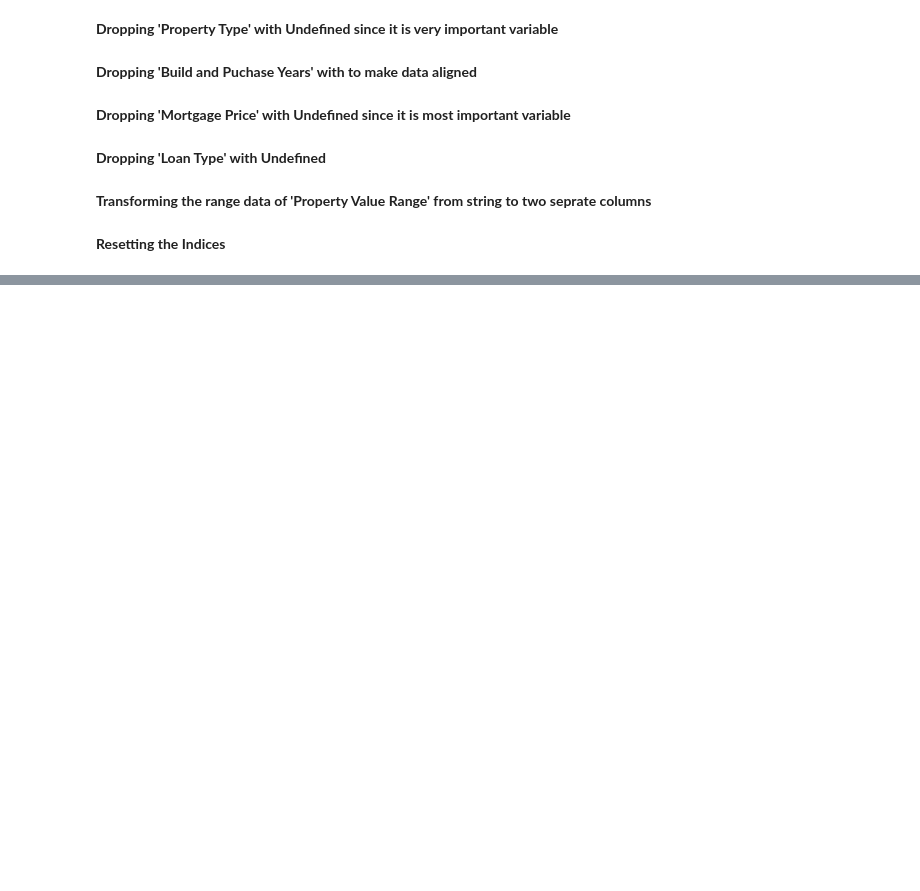
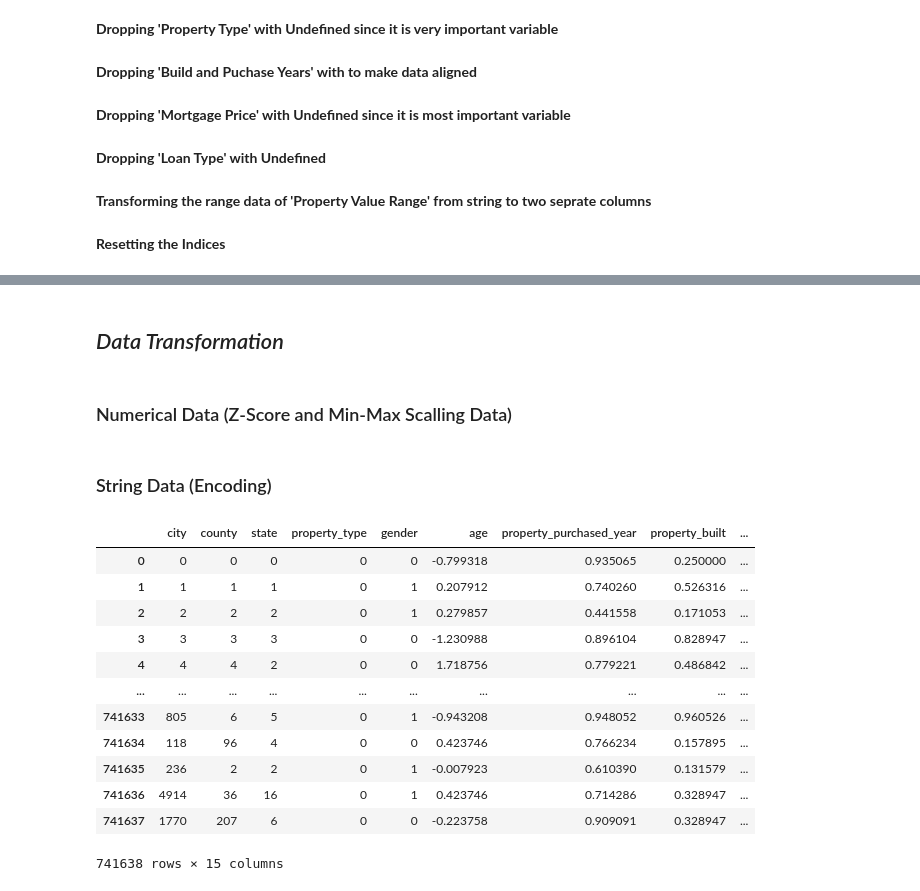
Before and after one commit to ahmedembeddedx/Housing_Data_Predictive_Model, a Jupyter notebook: Notebook.ipynb, the cells around one changed output, grey strips where cells are left out. Saved outputs shown, nothing was run; the diff lists cells and outputs as text; code cells hidden in the pictures; blank space fills up the shorter version.

```diff
--- a/Notebook.ipynb
+++ b/Notebook.ipynb
@@ -241,0 +278,37 @@ plt.show()
+# %% [markdown]
+## *Data Transformation*
+# %% [markdown]
+### Numerical Data (Z-Score and Min-Max Scalling Data)
+# %%
+data['age'] = (data['age'] - data['age'].mean()) / data['age'].std()
+data['loan_to_value'] = (data['loan_to_value'] - data['loan_to_value'].mean()) / data['loan_to_value'].std()
+# %%
+feature = ['property_purchased_year', 'property_built', 'mortgage_amount_in_thousands', 'low_value_range', 'high_value_range']
+for f in feature:
+    data[f] = (data[f] - data[f].min()) / (data[f].max() - data[f].min())
+# %% [markdown]
+### String Data (Encoding)
+# %%
+def label_encode(column):
+    unique_categories = column.unique()
+    encoding_dict = {category: idx for idx, category in enumerate(unique_categories)}
+    return column.apply(lambda x: encoding_dict[x])
+
+feature = ['city', 'county', 'state', 'property_type', 'gender', 'lender_name', 'interest_type', 'loan_type']
+data[feature] = data[feature].apply(label_encode)
+# %%
+data
+# %% [output]
+|  | city | county | state | property_type | gender | age | property_purchased_year | property_built | ... |
+| 0 | 0 | 0 | 0 | 0 | 0 | -0.799318 | 0.935065 | 0.250000 | ... |
+| 1 | 1 | 1 | 1 | 0 | 1 | 0.207912 | 0.740260 | 0.526316 | ... |
+| 2 | 2 | 2 | 2 | 0 | 1 | 0.279857 | 0.441558 | 0.171053 | ... |
+| 3 | 3 | 3 | 3 | 0 | 0 | -1.230988 | 0.896104 | 0.828947 | ... |
+| 4 | 4 | 4 | 2 | 0 | 0 | 1.718756 | 0.779221 | 0.486842 | ... |
+| ... | ... | ... | ... | ... | ... | ... | ... | ... | ... |
+| 741633 | 805 | 6 | 5 | 0 | 1 | -0.943208 | 0.948052 | 0.960526 | ... |
+| 741634 | 118 | 96 | 4 | 0 | 0 | 0.423746 | 0.766234 | 0.157895 | ... |
+| 741635 | 236 | 2 | 2 | 0 | 1 | -0.007923 | 0.610390 | 0.131579 | ... |
+| 741636 | 4914 | 36 | 16 | 0 | 1 | 0.423746 | 0.714286 | 0.328947 | ... |
+| 741637 | 1770 | 207 | 6 | 0 | 0 | -0.223758 | 0.909091 | 0.328947 | ... |
+741638 rows × 15 columns
```
Also changed, not shown: parts of 17 cells of this notebook.
